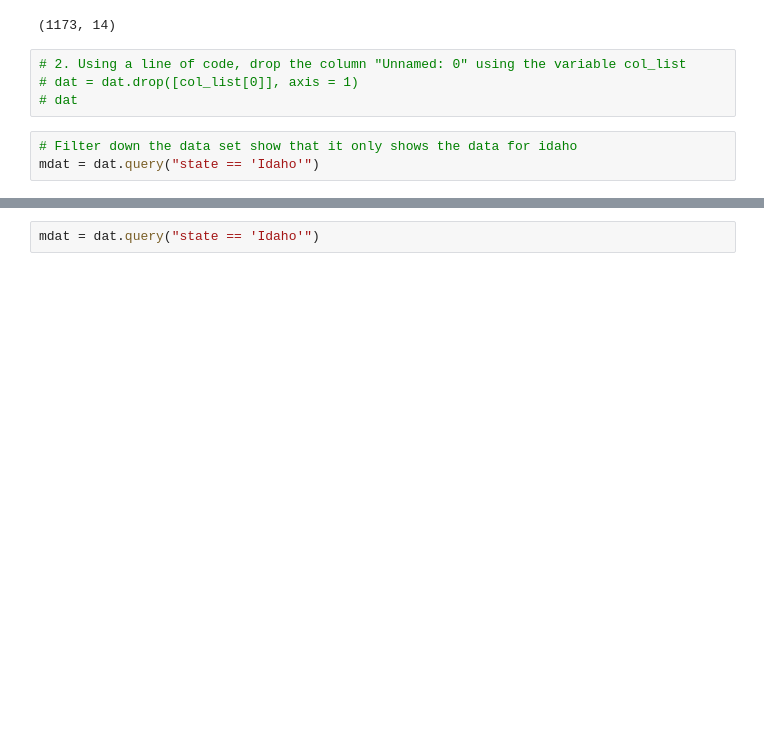
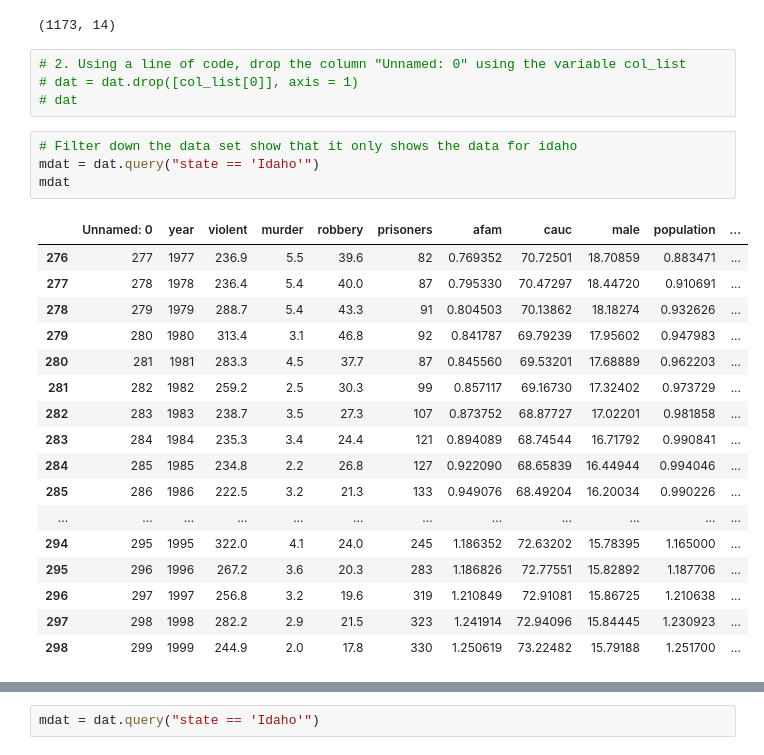
Before and after one commit to isabelaranguren/cse250, a Jupyter notebook: week02-03/skills_builder/pandas_altair.ipynb, the cells around one changed output, grey strips where cells are left out. Cells and saved outputs as stored; diff of their text form; blank space fills up the shorter version.

```diff
--- a/week02-03/skills_builder/pandas_altair.ipynb
+++ b/week02-03/skills_builder/pandas_altair.ipynb
@@ -26,6 +26,25 @@ dat.shape
 # %%
 # Filter down the data set show that it only shows the data for idaho
 mdat = dat.query("state == 'Idaho'")
+mdat
+# %% [output]
+|  | Unnamed: 0 | year | violent | murder | robbery | prisoners | afam | cauc | male | population | ... |
+| 276 | 277 | 1977 | 236.9 | 5.5 | 39.6 | 82 | 0.769352 | 70.72501 | 18.70859 | 0.883471 | ... |
+| 277 | 278 | 1978 | 236.4 | 5.4 | 40.0 | 87 | 0.795330 | 70.47297 | 18.44720 | 0.910691 | ... |
+| 278 | 279 | 1979 | 288.7 | 5.4 | 43.3 | 91 | 0.804503 | 70.13862 | 18.18274 | 0.932626 | ... |
+| 279 | 280 | 1980 | 313.4 | 3.1 | 46.8 | 92 | 0.841787 | 69.79239 | 17.95602 | 0.947983 | ... |
+| 280 | 281 | 1981 | 283.3 | 4.5 | 37.7 | 87 | 0.845560 | 69.53201 | 17.68889 | 0.962203 | ... |
+| 281 | 282 | 1982 | 259.2 | 2.5 | 30.3 | 99 | 0.857117 | 69.16730 | 17.32402 | 0.973729 | ... |
+| 282 | 283 | 1983 | 238.7 | 3.5 | 27.3 | 107 | 0.873752 | 68.87727 | 17.02201 | 0.981858 | ... |
+| 283 | 284 | 1984 | 235.3 | 3.4 | 24.4 | 121 | 0.894089 | 68.74544 | 16.71792 | 0.990841 | ... |
+| 284 | 285 | 1985 | 234.8 | 2.2 | 26.8 | 127 | 0.922090 | 68.65839 | 16.44944 | 0.994046 | ... |
+| 285 | 286 | 1986 | 222.5 | 3.2 | 21.3 | 133 | 0.949076 | 68.49204 | 16.20034 | 0.990226 | ... |
+| ... | ... | ... | ... | ... | ... | ... | ... | ... | ... | ... | ... |
+| 294 | 295 | 1995 | 322.0 | 4.1 | 24.0 | 245 | 1.186352 | 72.63202 | 15.78395 | 1.165000 | ... |
+| 295 | 296 | 1996 | 267.2 | 3.6 | 20.3 | 283 | 1.186826 | 72.77551 | 15.82892 | 1.187706 | ... |
+| 296 | 297 | 1997 | 256.8 | 3.2 | 19.6 | 319 | 1.210849 | 72.91081 | 15.86725 | 1.210638 | ... |
+| 297 | 298 | 1998 | 282.2 | 2.9 | 21.5 | 323 | 1.241914 | 72.94096 | 15.84445 | 1.230923 | ... |
+| 298 | 299 | 1999 | 244.9 | 2.0 | 17.8 | 330 | 1.250619 | 73.22482 | 15.79188 | 1.251700 | ... |
 # %%
 # Create a new column that show the ratio between murder rate and violent rate.
 dat.assign(ratio = dat.murder/dat.violent)
```
Also changed, not shown: parts of 4 cells of this notebook, 19 other files.
